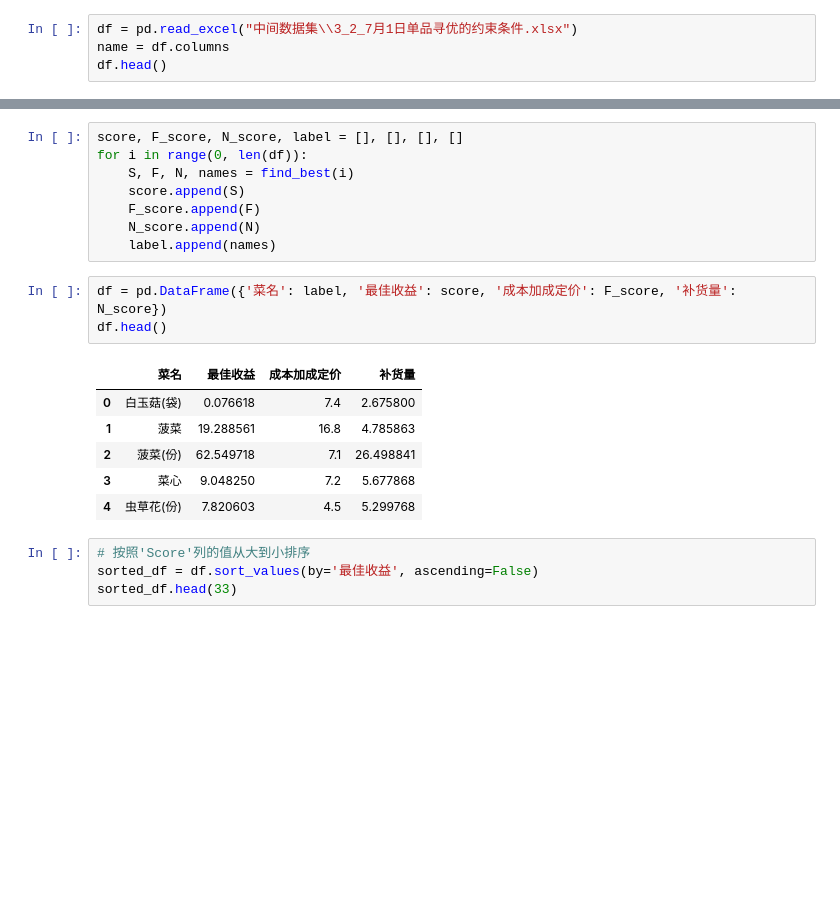
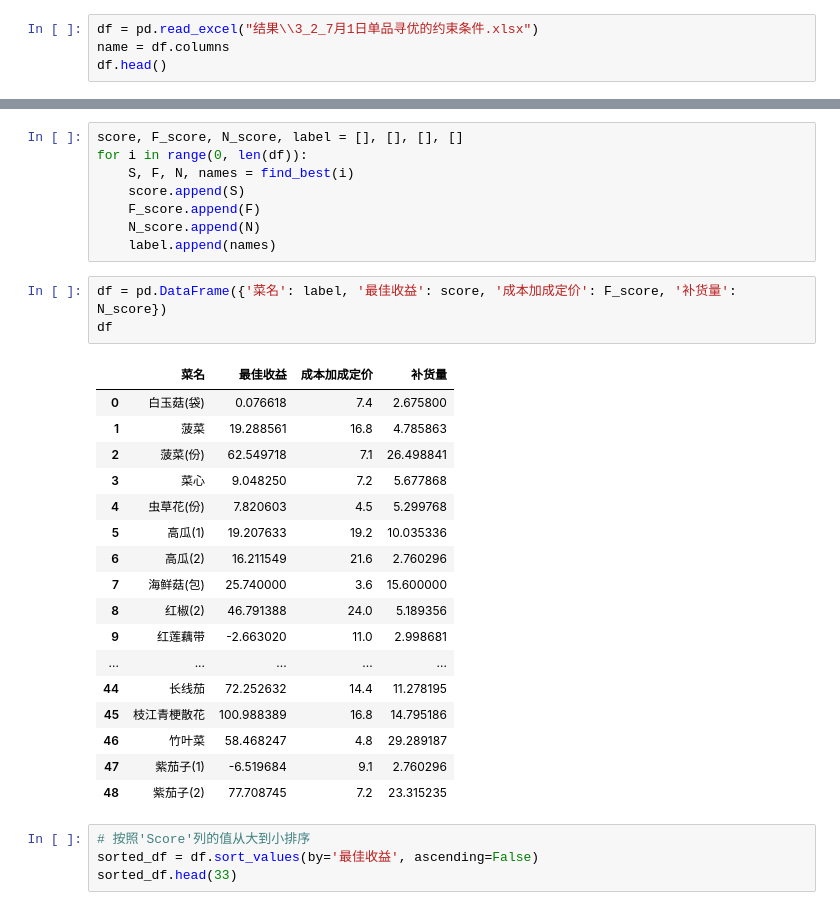
Before and after one commit to XingA02/CUMCM-2023C, a Jupyter notebook: 3_3_解决第三题.ipynb, the cells around one changed output, grey strips where cells are left out. Cells and saved outputs as stored; diff of their text form; blank space fills up the shorter version.

```diff
--- a/3_3_解决第三题.ipynb
+++ b/3_3_解决第三题.ipynb
@@ -3,7 +3,7 @@ import pandas as pd
 # %% [markdown]
 单品名	成本	亏损比	销量约束最小值	销量约束最大值	成本加成定价约束最小值	成本加成定价约束最大值	补货量最小值
 # %%
-df = pd.read_excel("中间数据集\\3_2_7月1日单品寻优的约束条件.xlsx")
+df = pd.read_excel("结果\\3_2_7月1日单品寻优的约束条件.xlsx")
 name = df.columns
 df.head()
 # %% [output]
@@ -105,14 +105,25 @@ for i in range(0, len(df)):
     label.append(names)
 # %%
 df = pd.DataFrame({'菜名': label, '最佳收益': score, '成本加成定价': F_score, '补货量': N_score})
-df.head()
+df
 # %% [output]
 |  | 菜名 | 最佳收益 | 成本加成定价 | 补货量 |
 | 0 | 白玉菇(袋) | 0.076618 | 7.4 | 2.675800 |
 | 1 | 菠菜 | 19.288561 | 16.8 | 4.785863 |
 | 2 | 菠菜(份) | 62.549718 | 7.1 | 26.498841 |
 | 3 | 菜心 | 9.048250 | 7.2 | 5.677868 |
 | 4 | 虫草花(份) | 7.820603 | 4.5 | 5.299768 |
+| 5 | 高瓜(1) | 19.207633 | 19.2 | 10.035336 |
+| 6 | 高瓜(2) | 16.211549 | 21.6 | 2.760296 |
+| 7 | 海鲜菇(包) | 25.740000 | 3.6 | 15.600000 |
+| 8 | 红椒(2) | 46.791388 | 24.0 | 5.189356 |
+| 9 | 红莲藕带 | -2.663020 | 11.0 | 2.998681 |
+| ... | ... | ... | ... | ... |
+| 44 | 长线茄 | 72.252632 | 14.4 | 11.278195 |
+| 45 | 枝江青梗散花 | 100.988389 | 16.8 | 14.795186 |
+| 46 | 竹叶菜 | 58.468247 | 4.8 | 29.289187 |
+| 47 | 紫茄子(1) | -6.519684 | 9.1 | 2.760296 |
+| 48 | 紫茄子(2) | 77.708745 | 7.2 | 23.315235 |
 # %%
 # 按照'Score'列的值从大到小排序
 sorted_df = df.sort_values(by='最佳收益', ascending=False)
```
Also changed, not shown: 19 other files.
